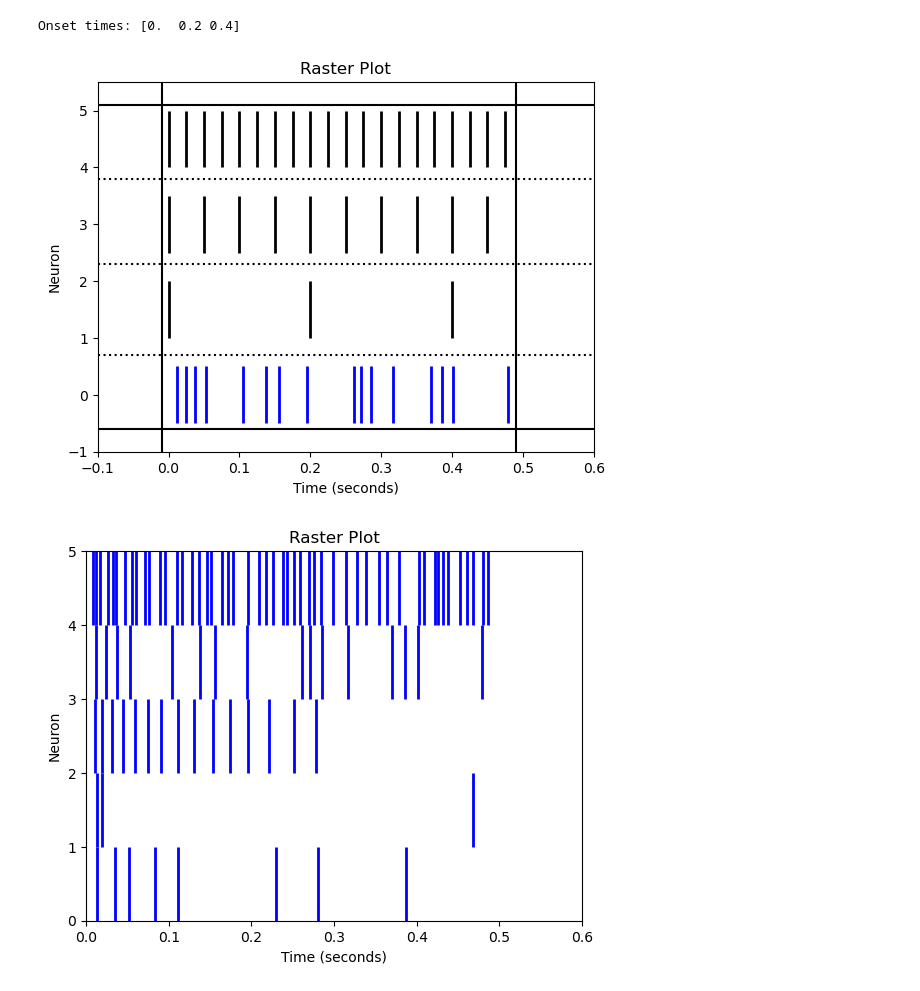
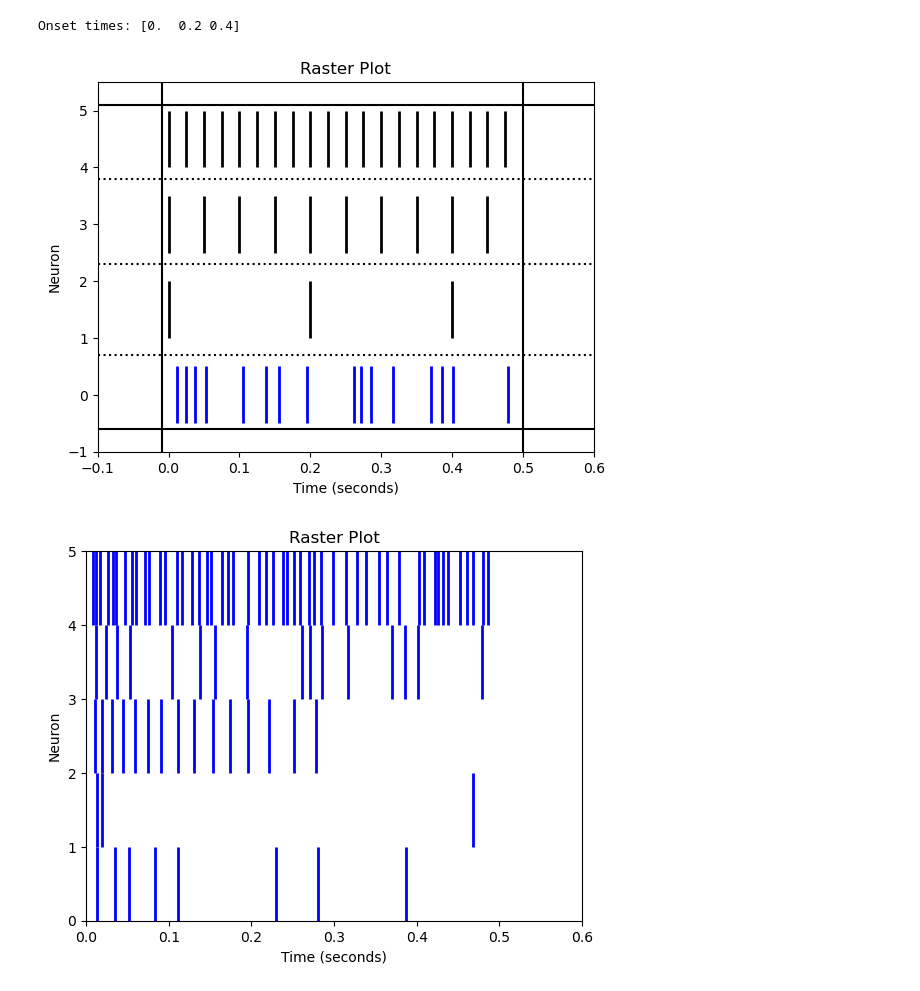
Before and after one commit to AEWorthy/NP_Analysis, a Jupyter notebook: NP_Optical/SA-LTMR example traces/open_traces and laser protocols.ipynb, the cells around one changed output. Cells and saved outputs as stored; diff of their text form; code cells hidden in the pictures.

```diff
--- a/NP_Optical/SA-LTMR example traces/open_traces and laser protocols.ipynb
+++ b/NP_Optical/SA-LTMR example traces/open_traces and laser protocols.ipynb
@@ -47,35 +47,35 @@ fourty_hz = generate_onset_times(40)
 
 arrays = [saltmr_array,five_hz,twenty_hz,fourty_hz]
 colors = ['blue', 'black', 'black', 'black'] # Define colors for each line
 
 # Define the space between rows
 row_space = 0.5
 
 for i, (array, color) in enumerate(zip(arrays, colors)):
     # Plot spikes as vertical lines for each onset array
     ax.vlines(array, i - 0.5 + i * row_space, i + 0.5 + i * row_space, colors=color, linewidth=2)
 
 # adjust the raster plot
 ax.set_xlim(-.1, 0.6)  # x-axis limits
 ax.set_ylim(-1, len(arrays) - 0.5 + (len(arrays) - 1) * row_space + 0.5)
 ax.set_xlabel('Time (seconds)')
 ax.set_ylabel('Neuron')
 ax.set_title('Raster Plot')
 
 plt.axvline(x=-0.01 , linestyle='-', color='black')
-plt.axvline(x=0.49 , linestyle='-', color='black')
+plt.axvline(x=0.5 , linestyle='-', color='black')
 plt.axhline(y=5.1 , linestyle='-', color='black')
 plt.axhline(y=-0.6 , linestyle='-', color='black')
 
 plt.axhline(y=0.7 , linestyle=':', color='black')
 plt.axhline(y=2.3 , linestyle=':', color='black')
 plt.axhline(y=3.8 , linestyle=':', color='black')
 
 
 # Show the plot
 plt.show()
 # %% [output]
-[figure, old version]
+[figure, new version]
 # %%
 # create a raster plot of all five SA-LTMR traces
 fig, ax = plt.subplots()
```
